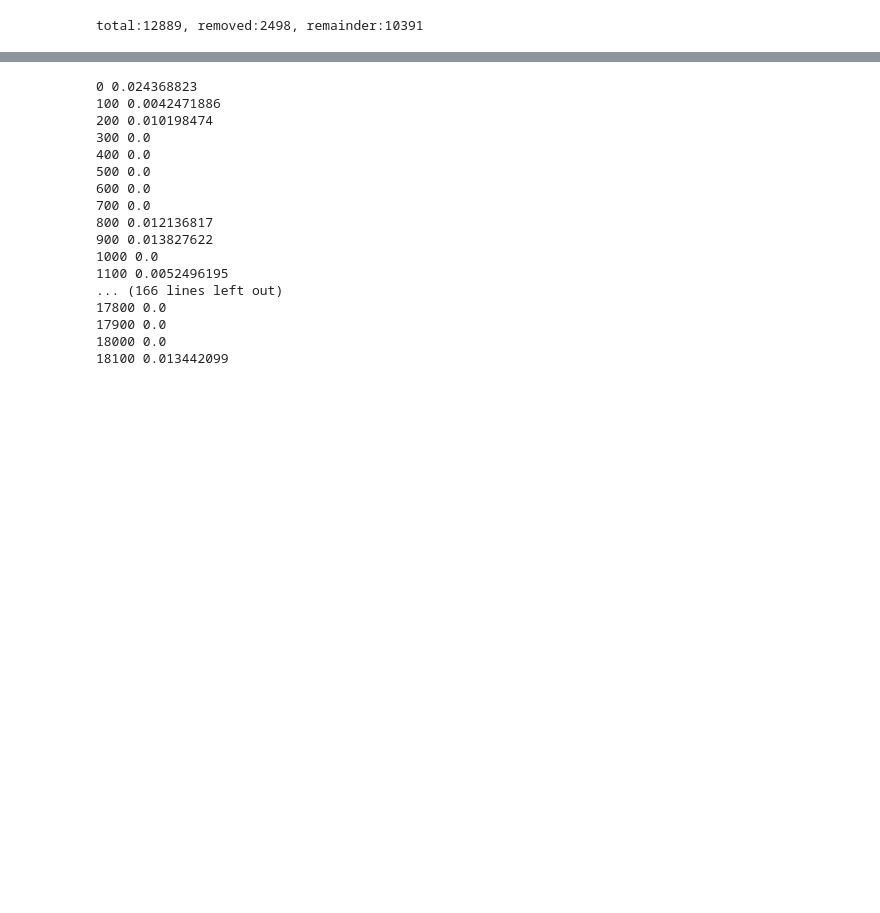
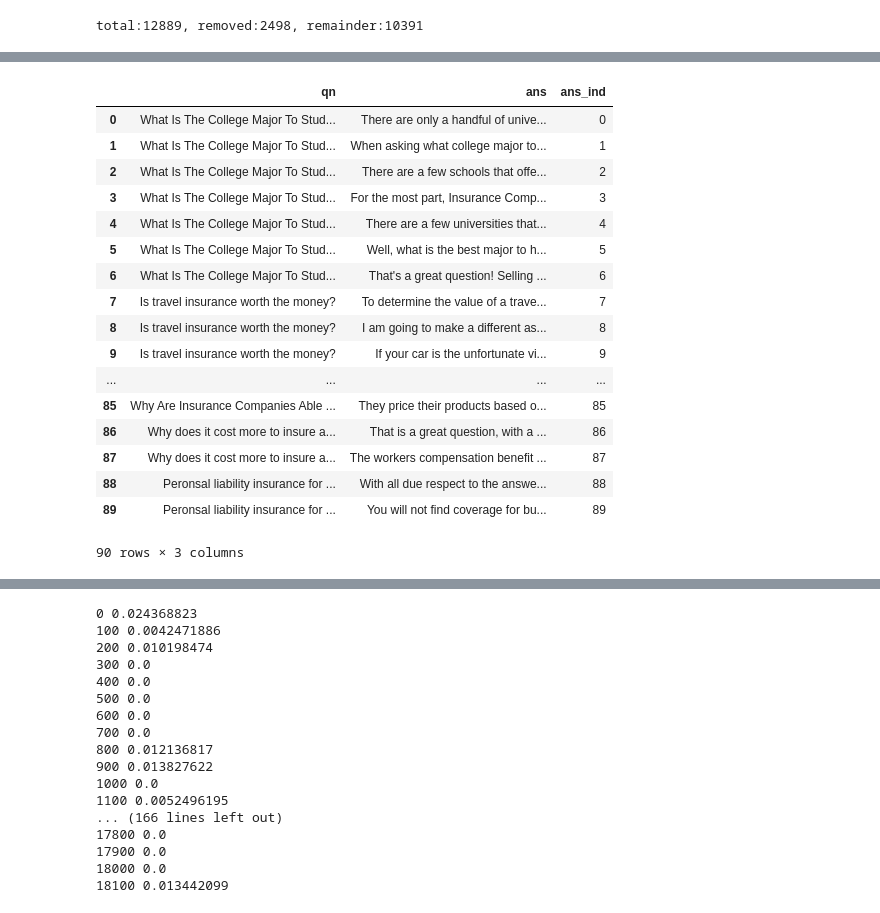
Before and after one commit to nickyeolk/info_retrieve, a Jupyter notebook: notebooks/model_finetuning.ipynb, the cells around one changed output, grey strips where cells are left out. Drawn from its saved outputs; the diff is of its cells as text; code cells hidden in the pictures; blank space fills up the shorter version.

```diff
--- a/notebooks/model_finetuning.ipynb
+++ b/notebooks/model_finetuning.ipynb
@@ -192,0 +240,18 @@ display(df_doc.head(1))
+# %%
+prefix = 'InsuranceQA_'
+for category in category_list:
+    df_cat = df_all[df_all[0]==category]
+    qa_pairs=[]
+    for ii, row in df_cat.iterrows():
+        question_text = row['text']
+        for answer in row['pos_samples']:
+            answer_text = df_doc.loc[answer, 'text']
+            qa_pairs.append([question_text, answer_text])
+    df_see = pd.DataFrame(qa_pairs, columns=['qn', 'ans'])
+    print(len(df_see))
+    x = df_see.groupby('ans')['ans'].count()
+    print('repeats', len(x[x>1]))
+    df_kb = pd.DataFrame(df_see['ans'].unique(), columns=['answer']) # this is answer index
+    def func(row):
+        return df_kb[df_kb['answer']==row['ans']].index.values[0]
+    df_see['ans_ind'] = df_see.apply(lambda x: func(x), axis=1) # this is qn vs answer index
@@ -192,0 +300,21 @@ display(df_doc.head(1))
+# %%
+df_see
+# %% [output]
+|  | qn | ans | ans_ind |
+| 0 | What Is The College Major To Stud... | There are only a handful of unive... | 0 |
+| 1 | What Is The College Major To Stud... | When asking what college major to... | 1 |
+| 2 | What Is The College Major To Stud... | There are a few schools that offe... | 2 |
+| 3 | What Is The College Major To Stud... | For the most part, Insurance Comp... | 3 |
+| 4 | What Is The College Major To Stud... | There are a few universities that... | 4 |
+| 5 | What Is The College Major To Stud... | Well, what is the best major to h... | 5 |
+| 6 | What Is The College Major To Stud... | That's a great question! Selling ... | 6 |
+| 7 | Is travel insurance worth the money? | To determine the value of a trave... | 7 |
+| 8 | Is travel insurance worth the money? | I am going to make a different as... | 8 |
+| 9 | Is travel insurance worth the money? | If your car is the unfortunate vi... | 9 |
+| ... | ... | ... | ... |
+| 85 | Why Are Insurance Companies Able ... | They price their products based o... | 85 |
+| 86 | Why does it cost more to insure a... | That is a great question, with a ... | 86 |
+| 87 | Why does it cost more to insure a... | The workers compensation benefit ... | 87 |
+| 88 | Peronsal liability insurance for ... | With all due respect to the answe... | 88 |
+| 89 | Peronsal liability insurance for ... | You will not find coverage for bu... | 89 |
+90 rows × 3 columns
```
Also changed, not shown: parts of 12 cells of this notebook, 2 other files.
